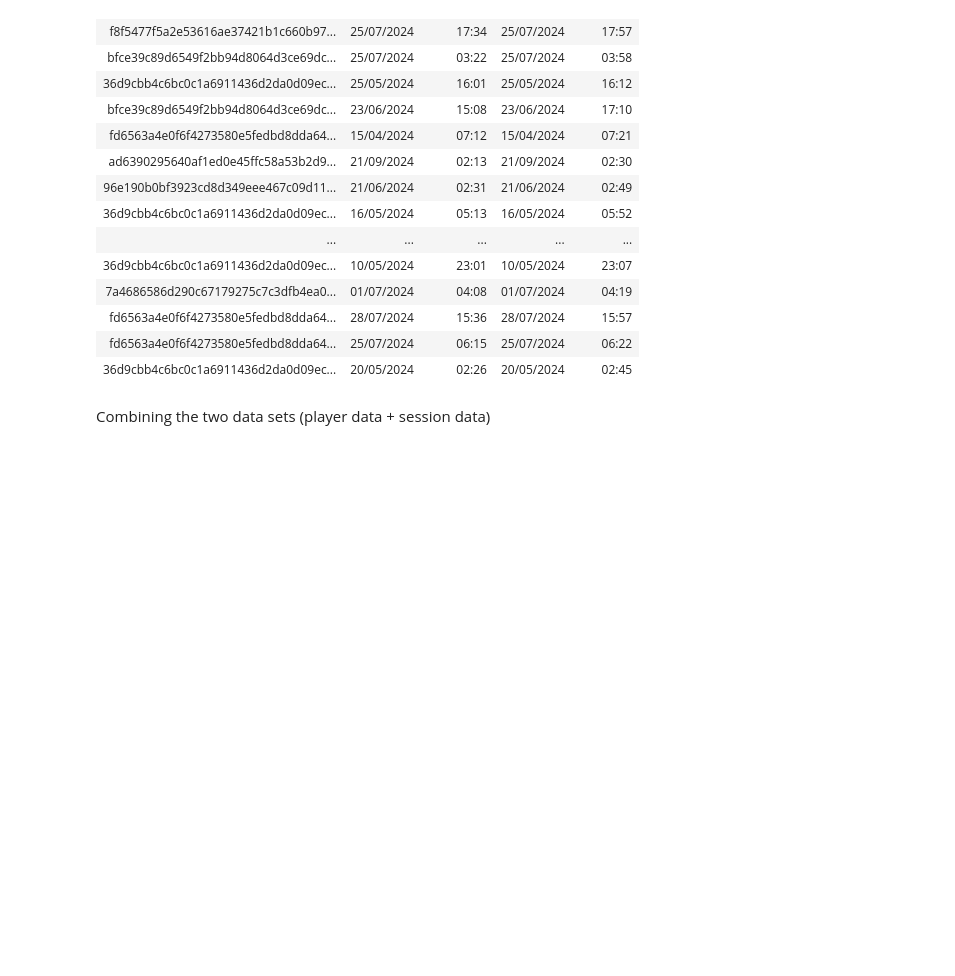
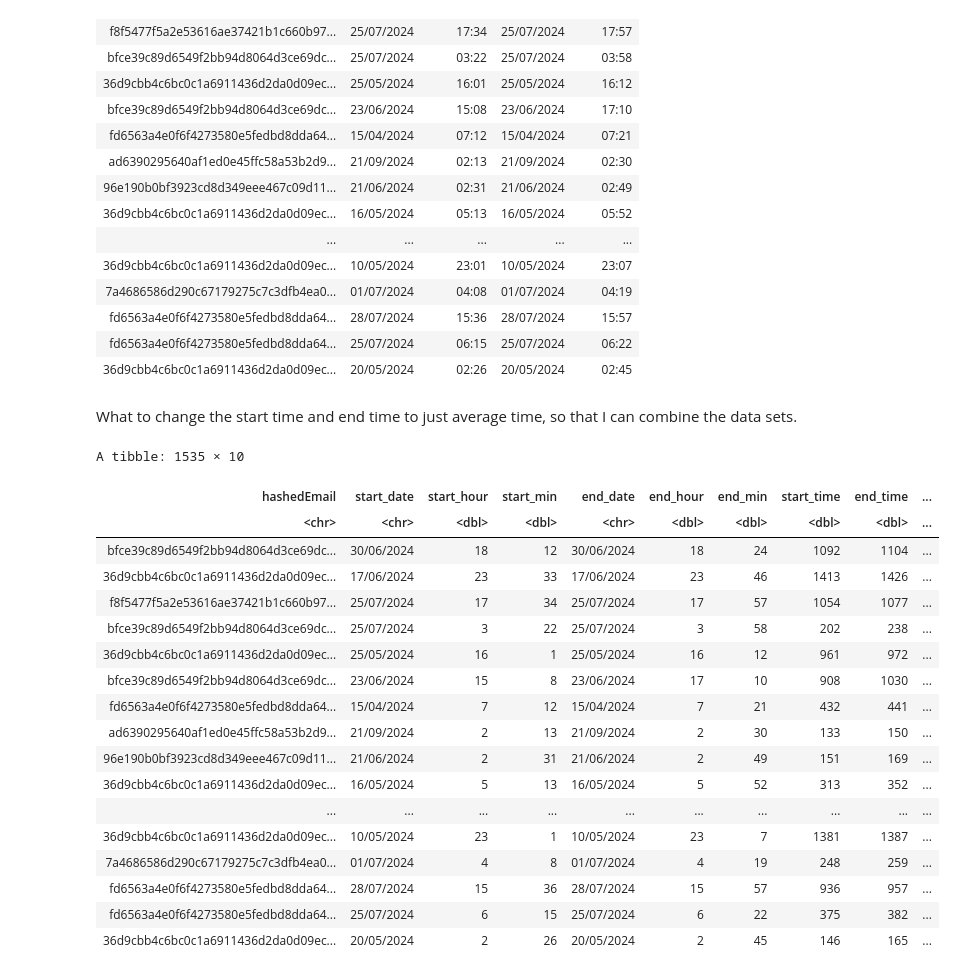
Before and after one commit to SimranHeir/DSCI-100-Project-Planning-Stage-Individual-Simran-Heir, a Jupyter notebook: Project Planning Individual Stage Notebook - Simran Heir.ipynb, the cells around one changed output. Drawn from its saved outputs; the diff is of its cells as text; code cells hidden in the pictures; blank space fills up the shorter version.

Commit message:
Rearranged data for session data
rearranged data for session data. Changed the column for start time and end time into played hours

```diff
--- a/Project Planning Individual Stage Notebook - Simran Heir.ipynb
+++ b/Project Planning Individual Stage Notebook - Simran Heir.ipynb
@@ -150,4 +150,38 @@ A tibble: 1535 × 5
 | fd6563a4e0f6f4273580e5fedbd8dda64... | 25/07/2024 | 06:15 | 25/07/2024 | 06:22 |
 | 36d9cbb4c6bc0c1a6911436d2da0d09ec... | 20/05/2024 | 02:26 | 20/05/2024 | 02:45 |
 # %% [markdown]
-Combining the two data sets (player data + session data)
+What to change the start time and end time to just average time, so that I can combine the data sets.
+# %%
+
+average_time <- organizing_data_removing_columns |>
+    separate (start_time, into = c ("start_hour", "start_min"), sep = ":") |>
+    separate (end_time, into = c ("end_hour", "end_min"), sep = ":")
+average_time <- average_time |>
+    mutate (across (c (start_hour, start_min, end_hour, end_min), as.numeric))
+
+average_time <- average_time |>
+    mutate (start_time = start_hour *60 + start_min, end_time = end_hour *60 + end_min)
+
+played_hours <- average_time |>
+    mutate (played_hours = (sqrt((end_time - start_time)^2))/60)
+played_hours
+# %% [output]
+A tibble: 1535 × 10
+| hashedEmail | start_date | start_hour | start_min | end_date | end_hour | end_min | start_time | end_time | ... |
+| <chr> | <chr> | <dbl> | <dbl> | <chr> | <dbl> | <dbl> | <dbl> | <dbl> | ... |
+| bfce39c89d6549f2bb94d8064d3ce69dc... | 30/06/2024 | 18 | 12 | 30/06/2024 | 18 | 24 | 1092 | 1104 | ... |
+| 36d9cbb4c6bc0c1a6911436d2da0d09ec... | 17/06/2024 | 23 | 33 | 17/06/2024 | 23 | 46 | 1413 | 1426 | ... |
+| f8f5477f5a2e53616ae37421b1c660b97... | 25/07/2024 | 17 | 34 | 25/07/2024 | 17 | 57 | 1054 | 1077 | ... |
+| bfce39c89d6549f2bb94d8064d3ce69dc... | 25/07/2024 | 3 | 22 | 25/07/2024 | 3 | 58 | 202 | 238 | ... |
+| 36d9cbb4c6bc0c1a6911436d2da0d09ec... | 25/05/2024 | 16 | 1 | 25/05/2024 | 16 | 12 | 961 | 972 | ... |
+| bfce39c89d6549f2bb94d8064d3ce69dc... | 23/06/2024 | 15 | 8 | 23/06/2024 | 17 | 10 | 908 | 1030 | ... |
+| fd6563a4e0f6f4273580e5fedbd8dda64... | 15/04/2024 | 7 | 12 | 15/04/2024 | 7 | 21 | 432 | 441 | ... |
+| ad6390295640af1ed0e45ffc58a53b2d9... | 21/09/2024 | 2 | 13 | 21/09/2024 | 2 | 30 | 133 | 150 | ... |
+| 96e190b0bf3923cd8d349eee467c09d11... | 21/06/2024 | 2 | 31 | 21/06/2024 | 2 | 49 | 151 | 169 | ... |
+| 36d9cbb4c6bc0c1a6911436d2da0d09ec... | 16/05/2024 | 5 | 13 | 16/05/2024 | 5 | 52 | 313 | 352 | ... |
+| ... | ... | ... | ... | ... | ... | ... | ... | ... | ... |
+| 36d9cbb4c6bc0c1a6911436d2da0d09ec... | 10/05/2024 | 23 | 1 | 10/05/2024 | 23 | 7 | 1381 | 1387 | ... |
+| 7a4686586d290c67179275c7c3dfb4ea0... | 01/07/2024 | 4 | 8 | 01/07/2024 | 4 | 19 | 248 | 259 | ... |
+| fd6563a4e0f6f4273580e5fedbd8dda64... | 28/07/2024 | 15 | 36 | 28/07/2024 | 15 | 57 | 936 | 957 | ... |
+| fd6563a4e0f6f4273580e5fedbd8dda64... | 25/07/2024 | 6 | 15 | 25/07/2024 | 6 | 22 | 375 | 382 | ... |
+| 36d9cbb4c6bc0c1a6911436d2da0d09ec... | 20/05/2024 | 2 | 26 | 20/05/2024 | 2 | 45 | 146 | 165 | ... |
```
Also changed, not shown: parts of 3 cells of this notebook.
